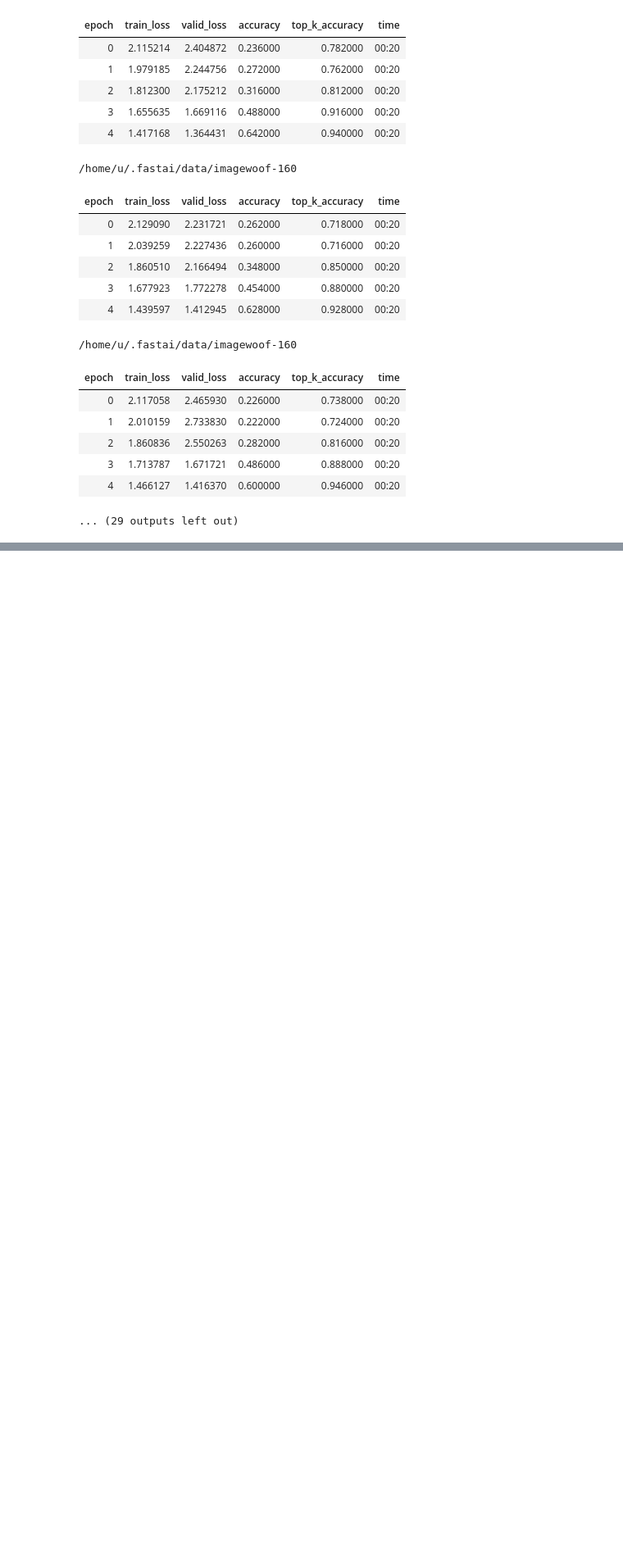
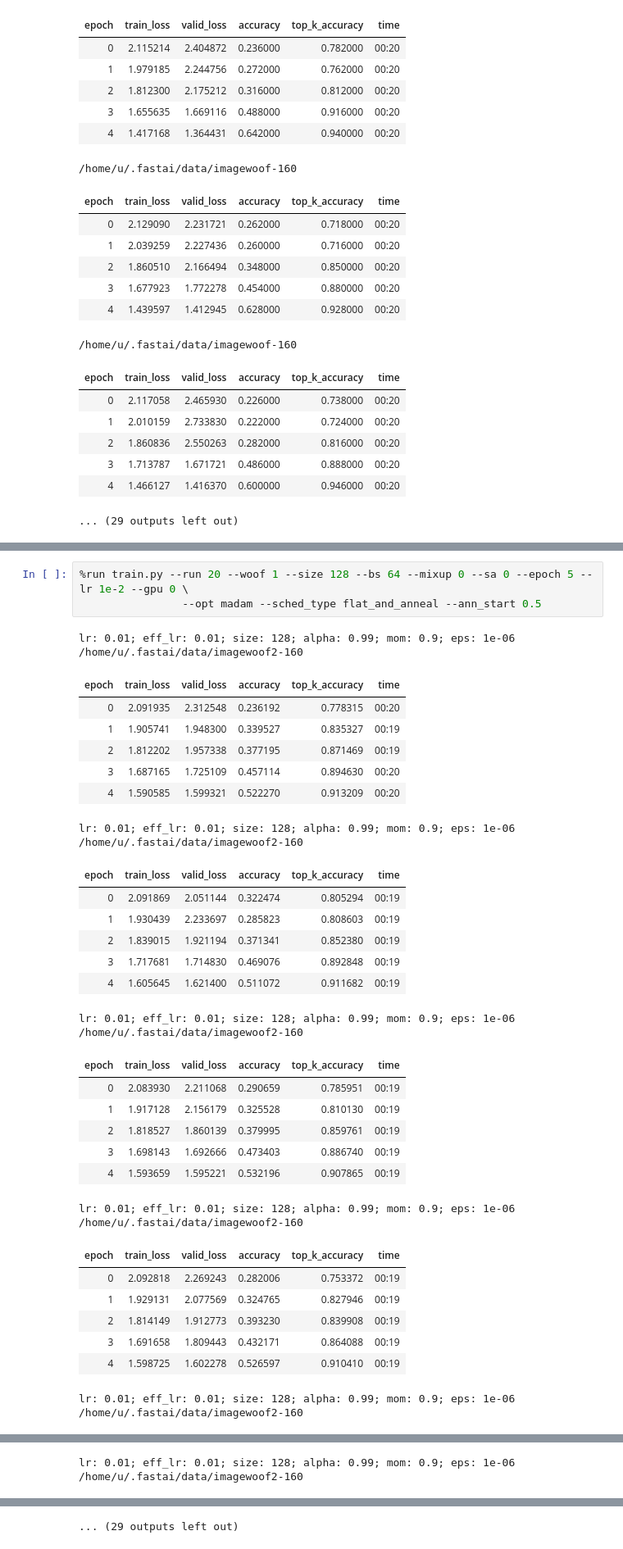
Before and after one commit to mgrankin/over9000, a Jupyter notebook: Imagewoof_128_5_epoch-bs64.ipynb, the cells around one changed output, grey strips where cells are left out. Shown at 82% size. Drawn from its saved outputs; the diff is of its cells as text; blank space fills up the shorter version.

```diff
--- a/Imagewoof_128_5_epoch-bs64.ipynb
+++ b/Imagewoof_128_5_epoch-bs64.ipynb
@@ -491,0 +494,38 @@ To use this log_lamb_rs, please run 'pip install tensorboardx'. Also you must ha
+# %%
+%run train.py --run 20 --woof 1 --size 128 --bs 64 --mixup 0 --sa 0 --epoch 5 --lr 1e-2 --gpu 0 \
+                --opt madam --sched_type flat_and_anneal --ann_start 0.5
+# %% [output]
+lr: 0.01; eff_lr: 0.01; size: 128; alpha: 0.99; mom: 0.9; eps: 1e-06
+/home/u/.fastai/data/imagewoof2-160
+| epoch | train_loss | valid_loss | accuracy | top_k_accuracy | time |
+| 0 | 2.091935 | 2.312548 | 0.236192 | 0.778315 | 00:20 |
+| 1 | 1.905741 | 1.948300 | 0.339527 | 0.835327 | 00:19 |
+| 2 | 1.812202 | 1.957338 | 0.377195 | 0.871469 | 00:19 |
+| 3 | 1.687165 | 1.725109 | 0.457114 | 0.894630 | 00:20 |
+| 4 | 1.590585 | 1.599321 | 0.522270 | 0.913209 | 00:20 |
+lr: 0.01; eff_lr: 0.01; size: 128; alpha: 0.99; mom: 0.9; eps: 1e-06
+/home/u/.fastai/data/imagewoof2-160
+| epoch | train_loss | valid_loss | accuracy | top_k_accuracy | time |
+| 0 | 2.091869 | 2.051144 | 0.322474 | 0.805294 | 00:19 |
+| 1 | 1.930439 | 2.233697 | 0.285823 | 0.808603 | 00:19 |
+| 2 | 1.839015 | 1.921194 | 0.371341 | 0.852380 | 00:19 |
+| 3 | 1.717681 | 1.714830 | 0.469076 | 0.892848 | 00:19 |
+| 4 | 1.605645 | 1.621400 | 0.511072 | 0.911682 | 00:19 |
+lr: 0.01; eff_lr: 0.01; size: 128; alpha: 0.99; mom: 0.9; eps: 1e-06
+/home/u/.fastai/data/imagewoof2-160
+| epoch | train_loss | valid_loss | accuracy | top_k_accuracy | time |
+| 0 | 2.083930 | 2.211068 | 0.290659 | 0.785951 | 00:19 |
+| 1 | 1.917128 | 2.156179 | 0.325528 | 0.810130 | 00:19 |
+| 2 | 1.818527 | 1.860139 | 0.379995 | 0.859761 | 00:19 |
+| 3 | 1.698143 | 1.692666 | 0.473403 | 0.886740 | 00:19 |
+| 4 | 1.593659 | 1.595221 | 0.532196 | 0.907865 | 00:19 |
+lr: 0.01; eff_lr: 0.01; size: 128; alpha: 0.99; mom: 0.9; eps: 1e-06
+/home/u/.fastai/data/imagewoof2-160
+| epoch | train_loss | valid_loss | accuracy | top_k_accuracy | time |
+| 0 | 2.092818 | 2.269243 | 0.282006 | 0.753372 | 00:19 |
+| 1 | 1.929131 | 2.077569 | 0.324765 | 0.827946 | 00:19 |
+| 2 | 1.814149 | 1.912773 | 0.393230 | 0.839908 | 00:19 |
+| 3 | 1.691658 | 1.809443 | 0.432171 | 0.864088 | 00:19 |
+| 4 | 1.598725 | 1.602278 | 0.526597 | 0.910410 | 00:19 |
+lr: 0.01; eff_lr: 0.01; size: 128; alpha: 0.99; mom: 0.9; eps: 1e-06
+/home/u/.fastai/data/imagewoof2-160
@@ -491,0 +538,2 @@ To use this log_lamb_rs, please run 'pip install tensorboardx'. Also you must ha
+lr: 0.01; eff_lr: 0.01; size: 128; alpha: 0.99; mom: 0.9; eps: 1e-06
+/home/u/.fastai/data/imagewoof2-160
@@ -491,0 +546 @@ To use this log_lamb_rs, please run 'pip install tensorboardx'. Also you must ha
+... (29 outputs left out)
```
Also changed, not shown: parts of 2 cells of this notebook, 3 other files.
